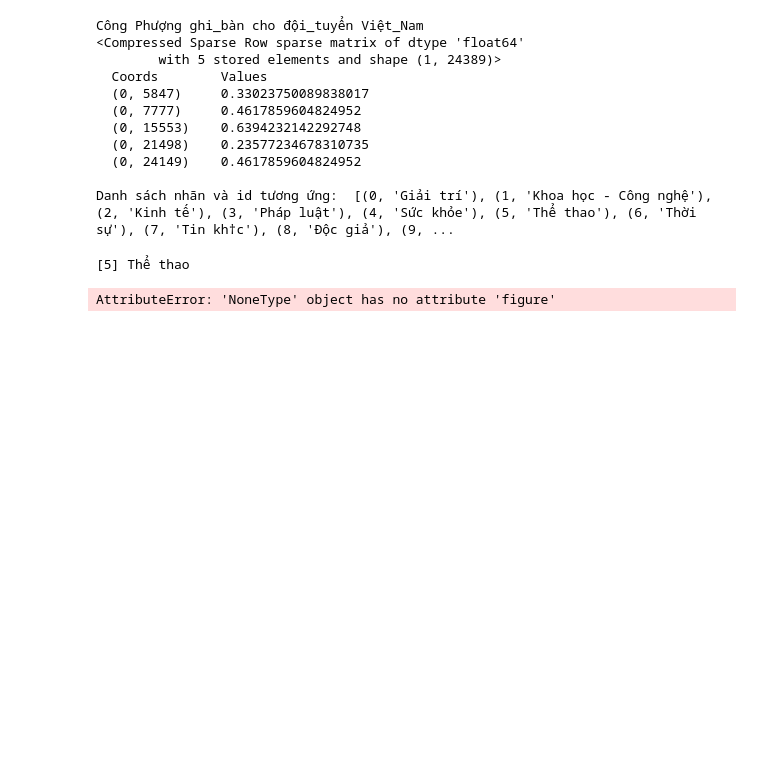
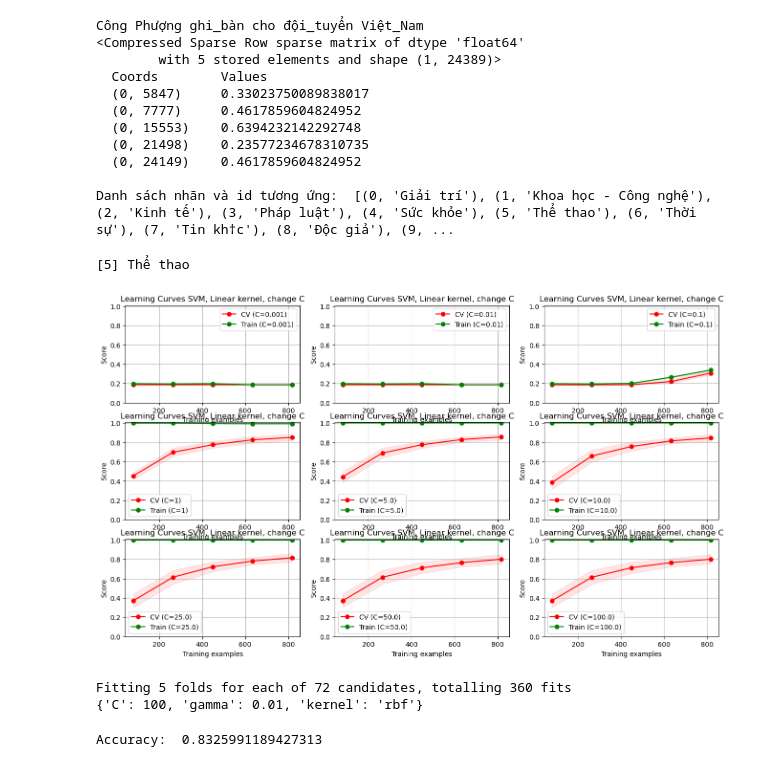
Before and after one commit to Dangmotm/FMLAB_AI, a Jupyter notebook: Exercise/Ex7/svm.ipynb, the cells around one changed output. Drawn from its saved outputs; the diff is of its cells as text; code cells hidden in the pictures; blank space fills up the shorter version.

```diff
--- a/Exercise/Ex7/svm.ipynb
+++ b/Exercise/Ex7/svm.ipynb
@@ -120,7 +124,7 @@ Danh sách nhãn và id tương ứng:  [(0, 'Giải trí'), (1, 'Khoa học - C
 # %%
 print("- Training ...")
 print("- Train size = {}".format(X_train.shape))
-model = svm.SVC(kernel = 'linear', C = 1)
+model = SVC(kernel = 'linear', C = 1)
 model.fit(X_train, y_train)
 print("- model - train complete")
 # %% [output]
@@ -142,7 +146,7 @@ print("- Test acc = {}".format(accuracy_score(y_test_pred, y_test)))
 # %%
 print("- Training ...")
 print("- Train size = {}".format(X_train.shape))
-model = svm.SVC(kernel = 'rbf', C = 1)
+model = SVC(kernel = 'rbf', C = 1)
 model.fit(X_train, y_train)
 print("- model - train complete")
 # %% [output]
@@ -189,7 +193,7 @@ print(y_pred, data_train.target_names[y_pred[0]])
 # %% [output]
 [5] Thể thao
 # %%
-def plot_learning_curve(estimator, title, label_curve, X, y, ylim = None, cv = None, n_jobs = -1, train_sizes = np.linspace(.1, 1.0, 5), new_plot = False, idx_color = 0):
+def plot_learning_curve(estimator, title, label_curve, X, y, ylim = None, cv = None, n_jobs = 1, train_sizes = np.linspace(.1, 1.0, 5), new_plot = False, idx_color = 0):
     if new_plot:
         plt.title(title)
         plt.xlabel("Training examples")
@@ -199,28 +203,29 @@ def plot_learning_curve(estimator, title, label_curve, X, y, ylim = None, cv = N
     if ylim != None:
         plt.ylim(*ylim)
 
-    train_sizes, train_scores, test_scores = learning_curve(estimator, X, y, cv = cv, n_jobs = n_jobs, train_sizes = train_sizes, scoring = 'accuracy')
-
+    train_sizes, train_scores, test_scores = learning_curve(estimator, X, y, cv = cv, n_jobs = n_jobs, train_sizes = train_sizes, scoring = "accuracy")
     train_scores_mean = np.mean(train_scores, axis = 1)
     train_scores_std = np.std(train_scores, axis = 1)
     test_scores_mean = np.mean(test_scores, axis = 1)
     test_scores_std = np.std(test_scores, axis = 1)
 
+    plt.fill_between(train_sizes, test_scores_mean - test_scores_std, test_scores_mean + test_scores_std, alpha = 0.1, color = 'r')
+    plt.fill_between(train_sizes, train_scores_mean - train_scores_std, train_scores_mean + train_scores_std, alpha = 0.1, color = 'g')
     plt.plot(train_sizes, test_scores_mean, 'o-', color = 'r', label = label_curve['test'])
-    plt.plot(train_sizes, test_scores_mean, 'o-', color = 'g', label = label_curve['train'])
+    plt.plot(train_sizes, train_scores_mean, 'o-', color = 'g', label = label_curve['train'])
 
-    plt.legend(loc = 'best')
-    plt.show()
+    plt.legend(loc = "best")
+    return plt
 # %%
-list_C = [0.001, 0.01, 0.1, 1, 5.0, 10.0, 25.0, 100.0]
+list_C = [0.001, 0.01, 0.1, 1, 5.0, 10.0, 25.0, 50.0, 100.0]
 
 title = "Learning Curves SVM, Linear kernel, change C"
 plt.figure(figsize = (16, 9))
 
 for i, c in enumerate(list_C):
-    plt.subplots(3, 3, i + 1)
-    plt = plot_learning_curve(svm.SVC(kernel = 'linear', C = c), title, {'test': f'CV (C={c})', 'train': f'Train (C={c})'}, X_train, y_train, (0.0, 1.01), cv = 10, n_jobs = -1, idx_color = i, new_plot = True)
+    plt.subplot(3, 3, i + 1)
+    plot_learning_curve(SVC(kernel = 'linear', C = c), title, {'test': f'CV (C={c})', 'train': f'Train (C={c})'}, X_train, y_train, (0.0, 1.01), cv = 10, n_jobs = -1, idx_color = i, new_plot = True)
 
 plt.show()
 # %% [output]
-AttributeError: 'NoneType' object has no attribute 'figure'
+[figure, added]
@@ -226,0 +239,17 @@ AttributeError: 'NoneType' object has no attribute 'figure'
+# %%
+param_svm = {
+    'C': [0.001, 0.01, 0.1, 1, 10, 100],
+    'gamma': [0.0001, 0.001, 0.01, 0.1],
+    'kernel' : ['linear','rbf', 'poly']
+}
+
+svm_best = grid_search(SVC(), param_svm)
+# %% [output]
+Fitting 5 folds for each of 72 candidates, totalling 360 fits
+{'C': 100, 'gamma': 0.01, 'kernel': 'rbf'}
+# %%
+svm_best.fit(X_train, y_train)
+y_pred = svm_best.predict(X_test)
+print("Accuracy: ", accuracy_score(y_pred, y_test))
+# %% [output]
+Accuracy:  0.8325991189427313
```
Also changed, not shown: parts of 6 cells of this notebook.
